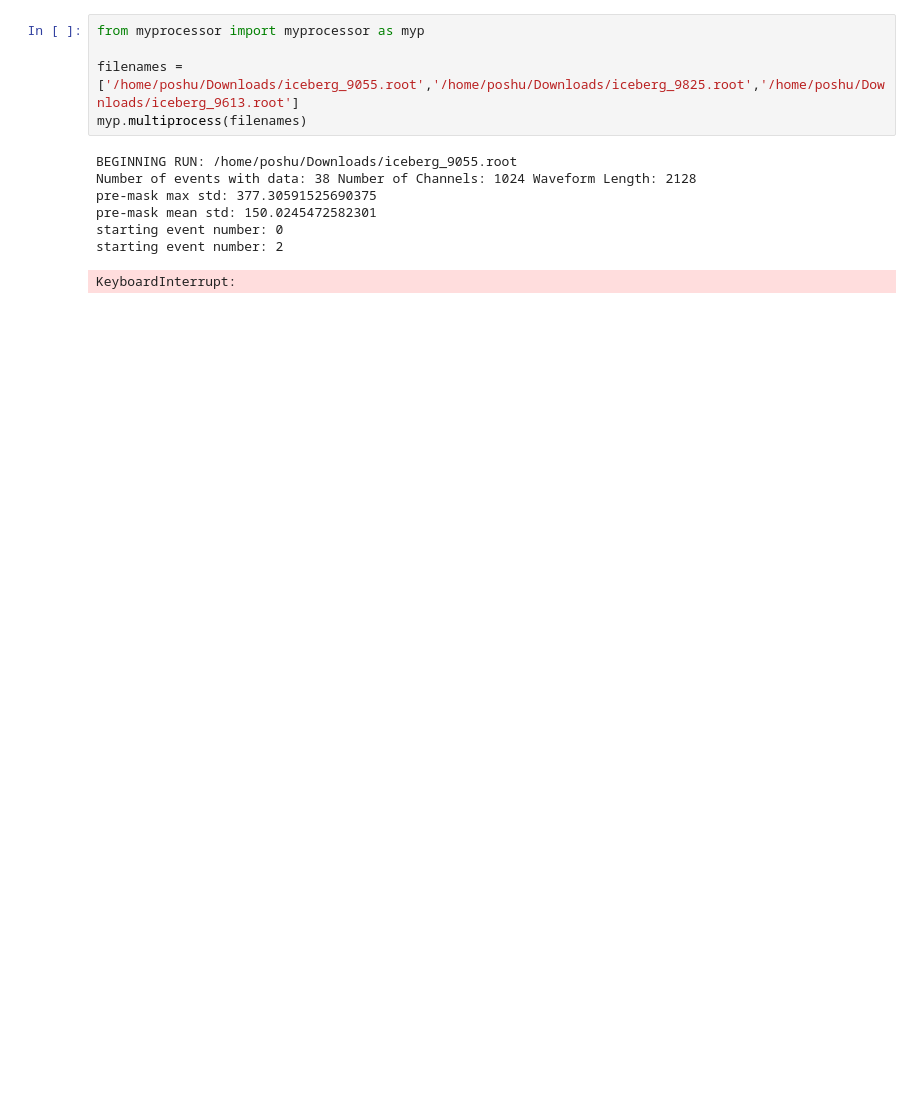
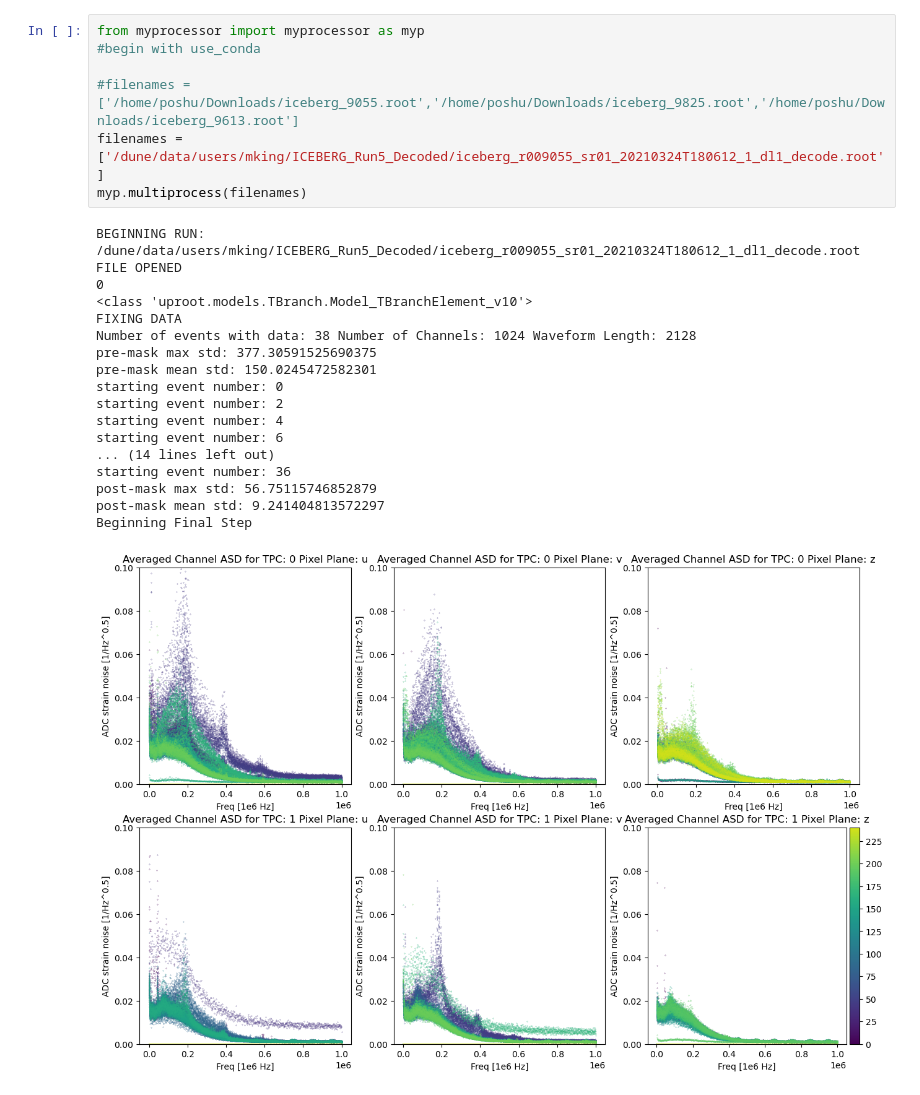
Before and after one commit to mking99456/ICEBERG_Noise_Modeling, a Jupyter notebook: src/multiplerunstest.ipynb, the cells around one changed output. Drawn from its saved outputs; the diff is of its cells as text; blank space fills up the shorter version.

```diff
--- a/src/multiplerunstest.ipynb
+++ b/src/multiplerunstest.ipynb
@@ -1,13 +1,26 @@
 # %%
 from myprocessor import myprocessor as myp
+#begin with use_conda
 
-filenames = ['/home/poshu/Downloads/iceberg_9055.root','/home/poshu/Downloads/iceberg_9825.root','/home/poshu/Downloads/iceberg_9613.root']
+#filenames = ['/home/poshu/Downloads/iceberg_9055.root','/home/poshu/Downloads/iceberg_9825.root','/home/poshu/Downloads/iceberg_9613.root']
+filenames = ['/dune/data/users/mking/ICEBERG_Run5_Decoded/iceberg_r009055_sr01_20210324T180612_1_dl1_decode.root']
 myp.multiprocess(filenames)
 # %% [output]
-BEGINNING RUN: /home/poshu/Downloads/iceberg_9055.root
+BEGINNING RUN: /dune/data/users/mking/ICEBERG_Run5_Decoded/iceberg_r009055_sr01_20210324T180612_1_dl1_decode.root
+FILE OPENED
+0
+<class 'uproot.models.TBranch.Model_TBranchElement_v10'>
+FIXING DATA
 Number of events with data: 38 Number of Channels: 1024 Waveform Length: 2128
 pre-mask max std: 377.30591525690375
 pre-mask mean std: 150.0245472582301
 starting event number: 0
 starting event number: 2
+starting event number: 4
+starting event number: 6
+... (14 lines left out)
+starting event number: 36
+post-mask max std: 56.75115746852879
+post-mask mean std: 9.241404813572297
+Beginning Final Step
-KeyboardInterrupt:
+[figure, added]
```
Also changed, not shown: parts of 1 cell of this notebook, 6 other files.
